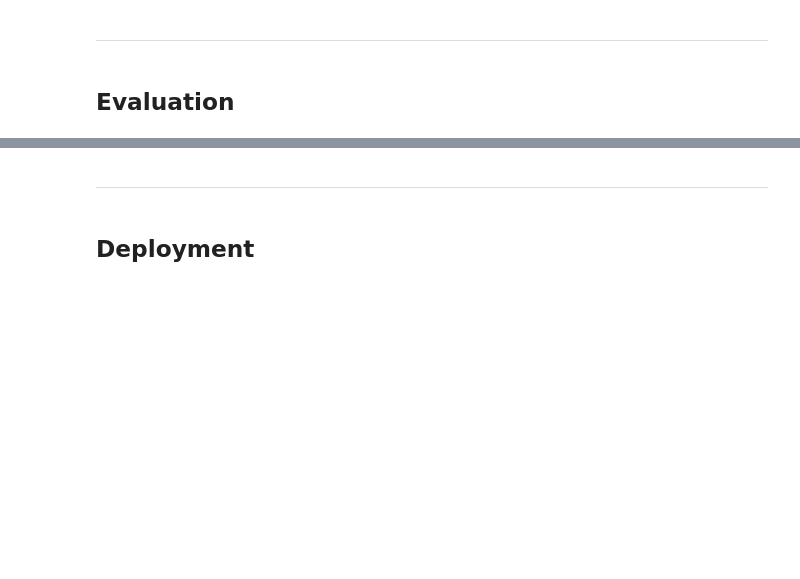
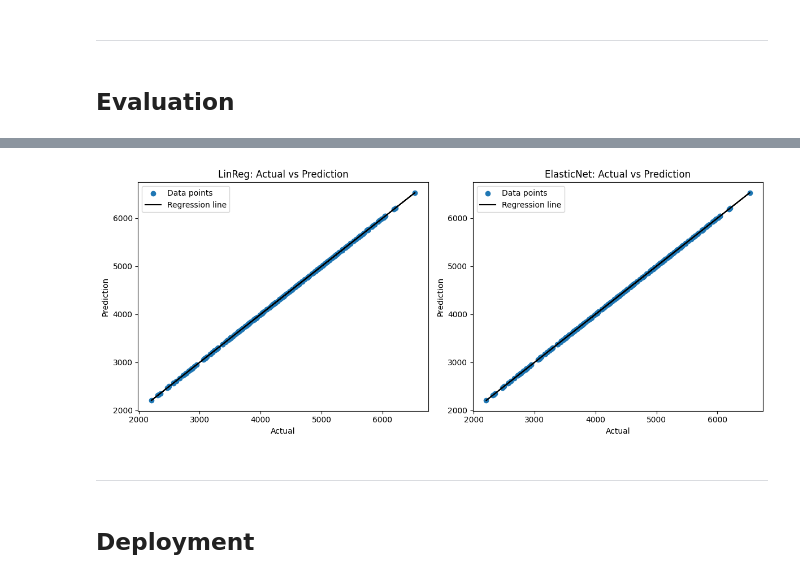
Before and after one commit to hng011/energy-consumption-forecast, a Jupyter notebook: notebooks/elasticnet_regr.ipynb, the cells around one changed output, grey strips where cells are left out. Cells and saved outputs as stored; diff of their text form; code cells hidden in the pictures; blank space fills up the shorter version.

```diff
--- a/notebooks/FGD_regrssion.ipynb
+++ b/notebooks/elasticnet_regr.ipynb
@@ -488,3 +551,26 @@ res.sample(10)
+# %%
+fig, axs = plt.subplots(1, 2, figsize=(12, 5))  # 1 row, 2 columns
+
+axs[0].scatter(y_test, y_pred_linreg, label='Data points')
+m, b = np.polyfit(y_test, y_pred_linreg, 1)
+axs[0].plot(y_test, m * y_test + b, color='black', label='Regression line')
+axs[0].set_xlabel("Actual")
+axs[0].set_ylabel("Prediction")
+axs[0].set_title("LinReg: Actual vs Prediction")
+axs[0].legend()
+
+axs[1].scatter(y_test, y_pred_elastic, label='Data points')
+m, b = np.polyfit(y_test, y_pred_elastic, 1)
+axs[1].plot(y_test, m * y_test + b, color='black', label='Regression line')
+axs[1].set_xlabel("Actual")
+axs[1].set_ylabel("Prediction")
+axs[1].set_title("ElasticNet: Actual vs Prediction")
+axs[1].legend()
+
+plt.tight_layout()
+plt.show()
+# %% [output]
+[figure, added]
 # %% [markdown]
 <hr>
 # %% [markdown]
```
Also changed, not shown: parts of 13 cells of this notebook, 3 other files.
